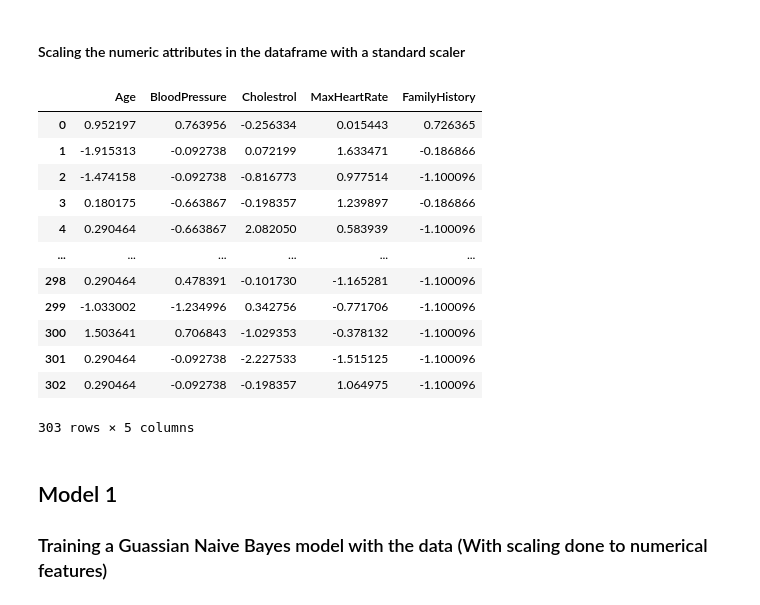
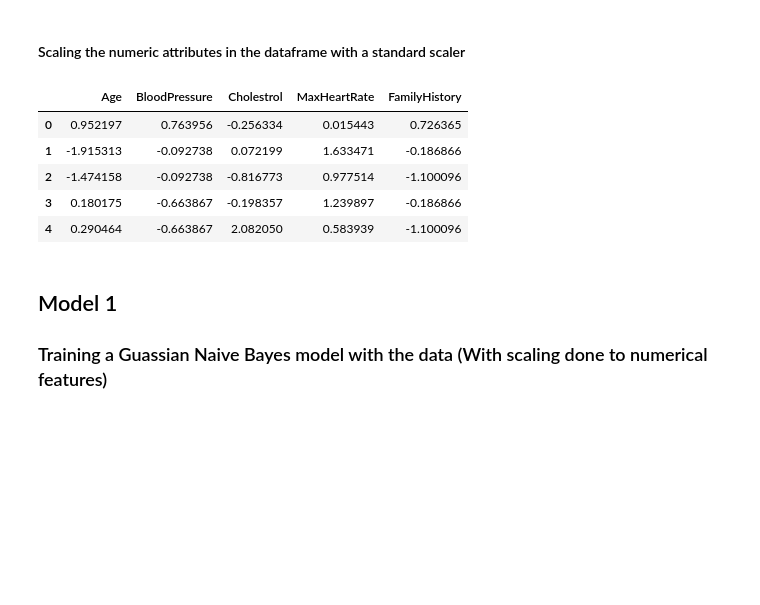
Before and after one commit to Akhilsudh/BITS-Assignment, a Jupyter notebook: Semester 2/Applied Machine Learning/2021MT12054_Akhil_S.ipynb, the cells around one changed output. Cells and saved outputs as stored; diff of their text form; code cells hidden in the pictures; blank space fills up the shorter version.

```diff
--- a/Semester 2/Applied Machine Learning/2021MT12054_Akhil_S.ipynb
+++ b/Semester 2/Applied Machine Learning/2021MT12054_Akhil_S.ipynb
@@ -192,21 +192,14 @@ We see that there is less data for some categorical values (Like for ECG=2 and B
 # %%
 scaler = StandardScaler()
 df[numeric_list] = scaler.fit_transform(df[numeric_list])
-df[numeric_list]
+df[numeric_list].head()
 # %% [output]
 |  | Age | BloodPressure | Cholestrol | MaxHeartRate | FamilyHistory |
 | 0 | 0.952197 | 0.763956 | -0.256334 | 0.015443 | 0.726365 |
 | 1 | -1.915313 | -0.092738 | 0.072199 | 1.633471 | -0.186866 |
 | 2 | -1.474158 | -0.092738 | -0.816773 | 0.977514 | -1.100096 |
 | 3 | 0.180175 | -0.663867 | -0.198357 | 1.239897 | -0.186866 |
 | 4 | 0.290464 | -0.663867 | 2.082050 | 0.583939 | -1.100096 |
-| ... | ... | ... | ... | ... | ... |
-| 298 | 0.290464 | 0.478391 | -0.101730 | -1.165281 | -1.100096 |
-| 299 | -1.033002 | -1.234996 | 0.342756 | -0.771706 | -1.100096 |
-| 300 | 1.503641 | 0.706843 | -1.029353 | -0.378132 | -1.100096 |
-| 301 | 0.290464 | -0.092738 | -2.227533 | -1.515125 | -1.100096 |
-| 302 | 0.290464 | -0.092738 | -0.198357 | 1.064975 | -1.100096 |
-303 rows × 5 columns
 # %% [markdown]
 ## Model 1
 ### Training a Guassian Naive Bayes model with the data (With scaling done to numerical features)
```
Also changed, not shown: parts of 2 cells of this notebook, 2 other files.
